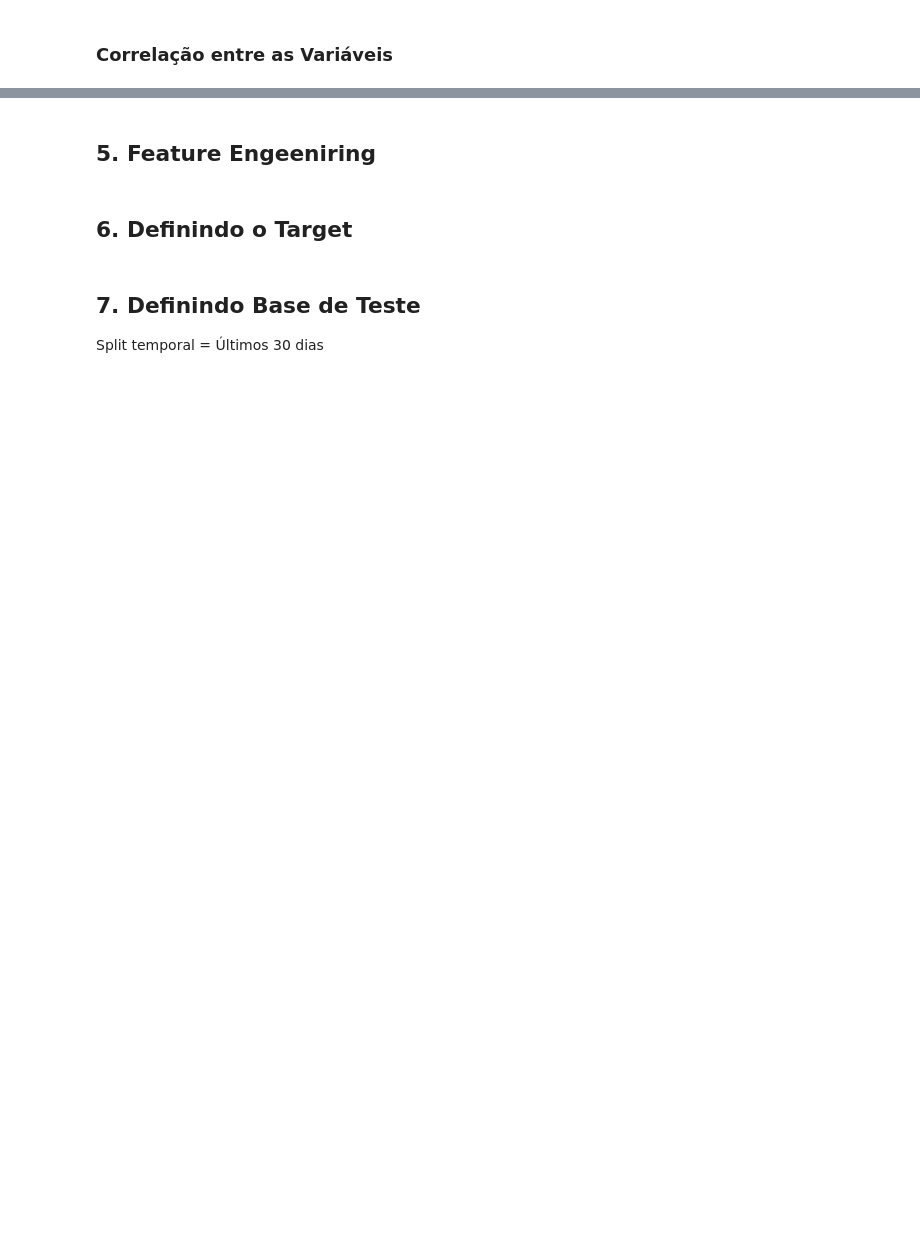
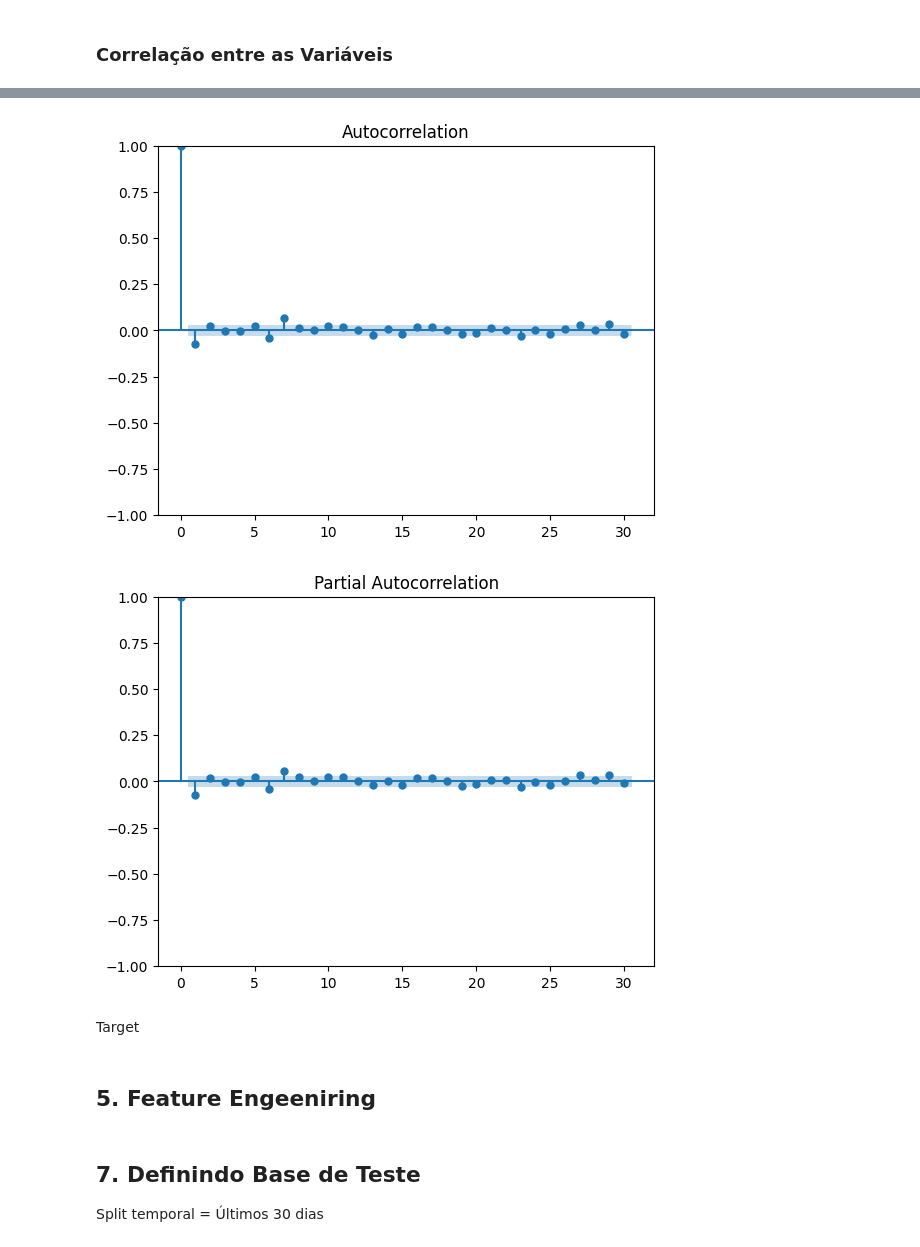
Before and after one commit to PedroLucena-creator/tech_challenge_2, a Jupyter notebook: previsao_ibovespa.ipynb, the cells around one changed output, grey strips where cells are left out. Cells and saved outputs as stored; diff of their text form; code cells hidden in the pictures; blank space fills up the shorter version.

```diff
--- a/previsao_ibovespa.ipynb
+++ b/previsao_ibovespa.ipynb
@@ -142,0 +182,16 @@ plt.show()
+# %%
+df_diff = df.copy()
+df_diff['Último'] = df_diff['Último'].diff()
+
+df_diff.dropna(inplace=True)
+# %%
+plot_acf(df_diff['Último'], lags=30)
+plt.show()
+
+plot_pacf(df_diff['Último'], lags=30)
+plt.show()
+# %% [output]
+[figure, added]
+[figure, added]
+# %% [markdown]
+Target
@@ -158,2 +210,0 @@ df.dropna(inplace=True)
-# %% [markdown]
-## **6. Definindo o Target**
```
Also changed, not shown: parts of 40 cells of this notebook, 1 other file.
